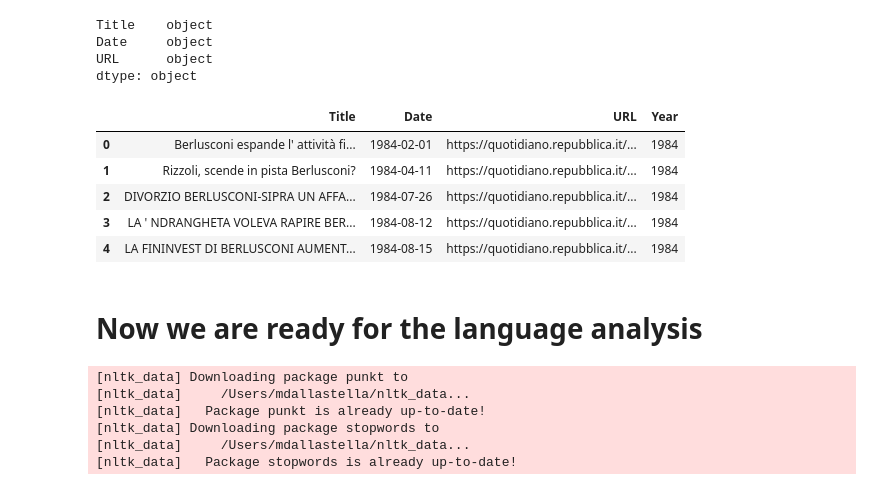
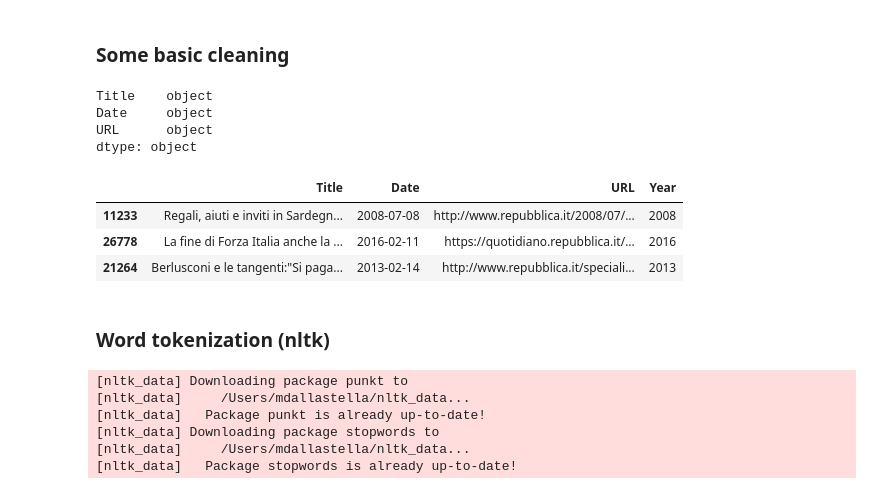
Before and after one commit to marcodallastella/la-Repubblica-Berlusconi, a Jupyter notebook: 2_Words_analysis.ipynb, the cells around one changed output. Cells and saved outputs as stored; diff of their text form; code cells hidden in the pictures.

```diff
--- a/2_Words_analysis.ipynb
+++ b/2_Words_analysis.ipynb
@@ -51,3 +12,5 @@ df.head()
+# %% [markdown]
+### Some basic cleaning
 # %%
 df.dtypes
 # %% [output]
@@ -58,17 +21,15 @@ dtype: object
 # %%
 # Adding Year column
 df['Date']= pd.to_datetime(df['Date'])
 df['Year']=df['Date'].dt.year
-df.head()
+df.sample(3)
 # %% [output]
 |  | Title | Date | URL | Year |
-| 0 | Berlusconi espande l' attività fi... | 1984-02-01 | https://quotidiano.repubblica.it/... | 1984 |
-| 1 | Rizzoli, scende in pista Berlusconi? | 1984-04-11 | https://quotidiano.repubblica.it/... | 1984 |
-| 2 | DIVORZIO BERLUSCONI-SIPRA UN AFFA... | 1984-07-26 | https://quotidiano.repubblica.it/... | 1984 |
-| 3 | LA ' NDRANGHETA VOLEVA RAPIRE BER... | 1984-08-12 | https://quotidiano.repubblica.it/... | 1984 |
-| 4 | LA FININVEST DI BERLUSCONI AUMENT... | 1984-08-15 | https://quotidiano.repubblica.it/... | 1984 |
+| 11233 | Regali, aiuti e inviti in Sardegn... | 2008-07-08 | http://www.repubblica.it/2008/07/... | 2008 |
+| 26778 | La fine di Forza Italia anche la ... | 2016-02-11 | https://quotidiano.repubblica.it/... | 2016 |
+| 21264 | Berlusconi e le tangenti:"Si paga... | 2013-02-14 | http://www.repubblica.it/speciali... | 2013 |
 # %% [markdown]
-# Now we are ready for the language analysis
+### Word tokenization (nltk)
 # %%
 import nltk
 from nltk.tokenize import word_tokenize
```
Also changed, not shown: parts of 31 cells of this notebook, 15 other files.
